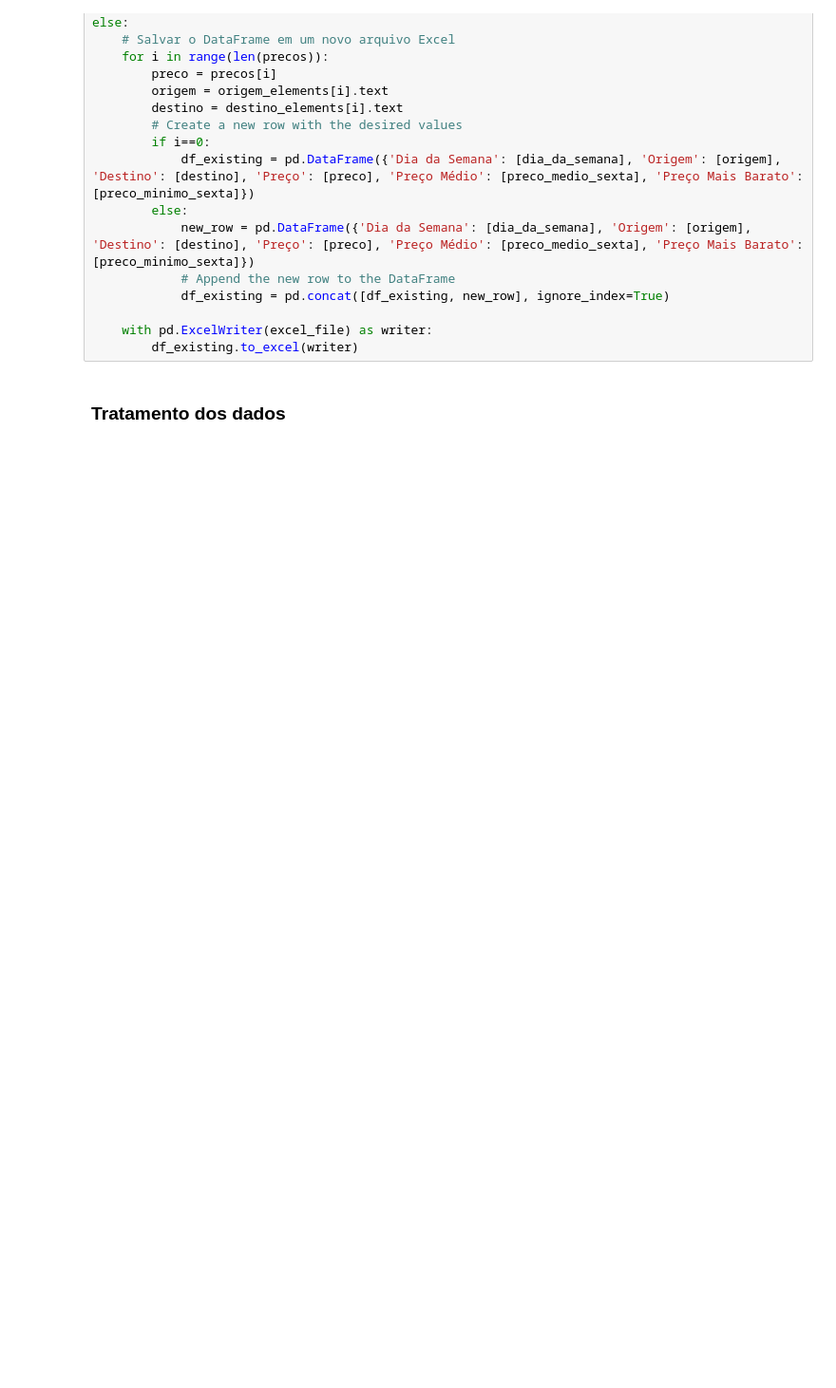
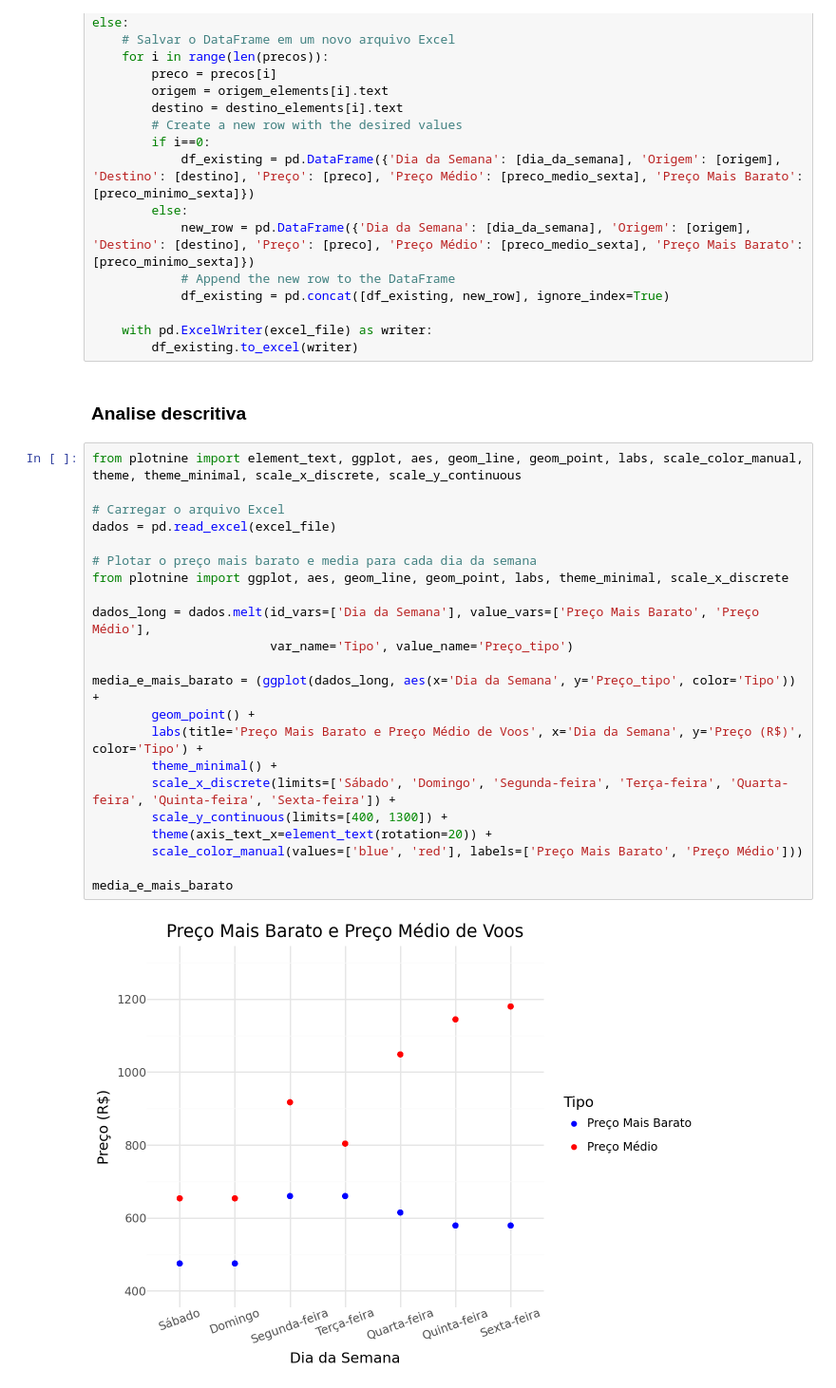
Before and after one commit to Joao-Rocha04/WebScraping_Passagens, a Jupyter notebook: WebScrapping.ipynb, the cells around one changed output. Shown at 95% size. Cells and saved outputs as stored; diff of their text form; blank space fills up the shorter version.

Commit message:
grafico media e mais barato

```diff
--- a/WebScrapping.ipynb
+++ b/WebScrapping.ipynb
@@ -178,5 +178,29 @@ else:
 
     with pd.ExcelWriter(excel_file) as writer:
         df_existing.to_excel(writer)
-# %% [markdown]
-### Tratamento dos dados
+# %% [markdown]
+### Analise descritiva
+# %%
+from plotnine import element_text, ggplot, aes, geom_line, geom_point, labs, scale_color_manual, theme, theme_minimal, scale_x_discrete, scale_y_continuous
+
+# Carregar o arquivo Excel
+dados = pd.read_excel(excel_file)
+
+# Plotar o preço mais barato e media para cada dia da semana
+from plotnine import ggplot, aes, geom_line, geom_point, labs, theme_minimal, scale_x_discrete
+
+dados_long = dados.melt(id_vars=['Dia da Semana'], value_vars=['Preço Mais Barato', 'Preço Médio'],
+                        var_name='Tipo', value_name='Preço_tipo')
+
+media_e_mais_barato = (ggplot(dados_long, aes(x='Dia da Semana', y='Preço_tipo', color='Tipo')) +
+        geom_point() +
+        labs(title='Preço Mais Barato e Preço Médio de Voos', x='Dia da Semana', y='Preço (R$)', color='Tipo') +
+        theme_minimal() +
+        scale_x_discrete(limits=['Sábado', 'Domingo', 'Segunda-feira', 'Terça-feira', 'Quarta-feira', 'Quinta-feira', 'Sexta-feira']) +
+        scale_y_continuous(limits=[400, 1300]) +
+        theme(axis_text_x=element_text(rotation=20)) +
+        scale_color_manual(values=['blue', 'red'], labels=['Preço Mais Barato', 'Preço Médio']))
+
+media_e_mais_barato
+# %% [output]
+[figure, added]
```
Also changed, not shown: parts of 1 cell of this notebook.
